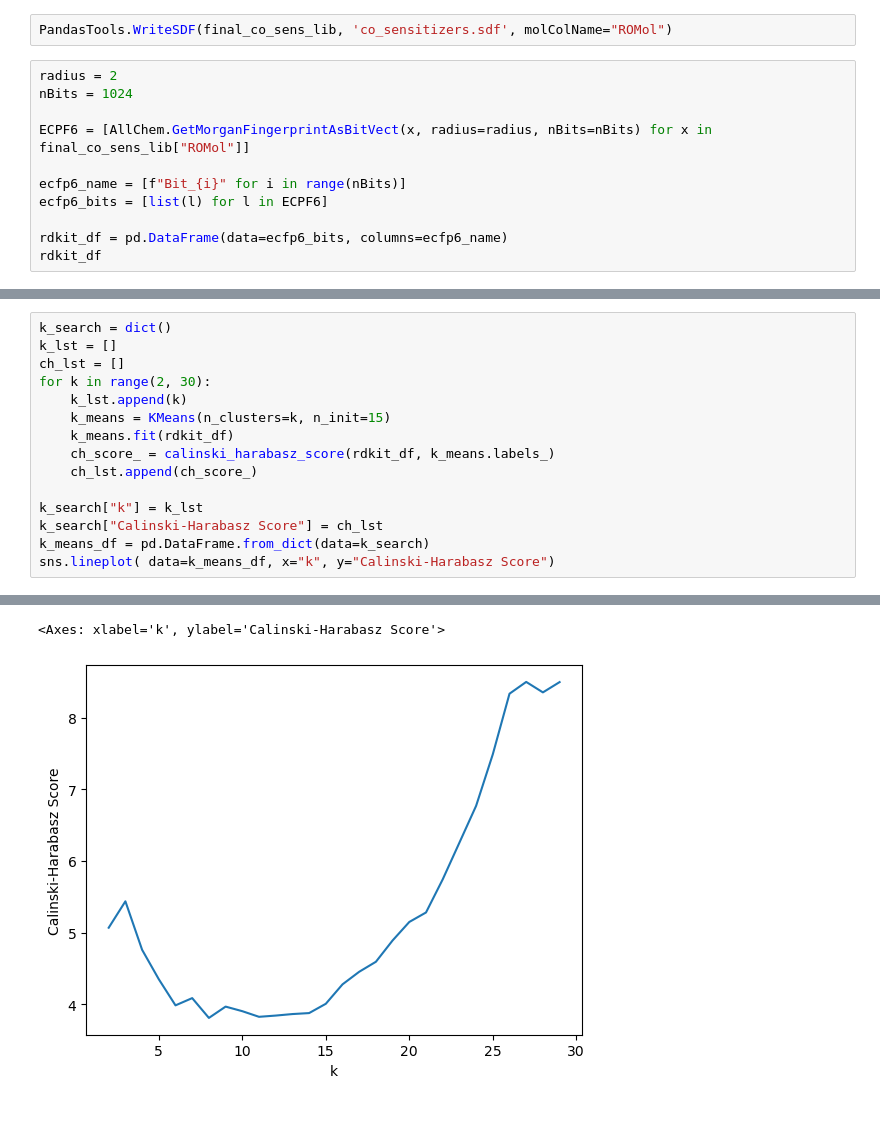
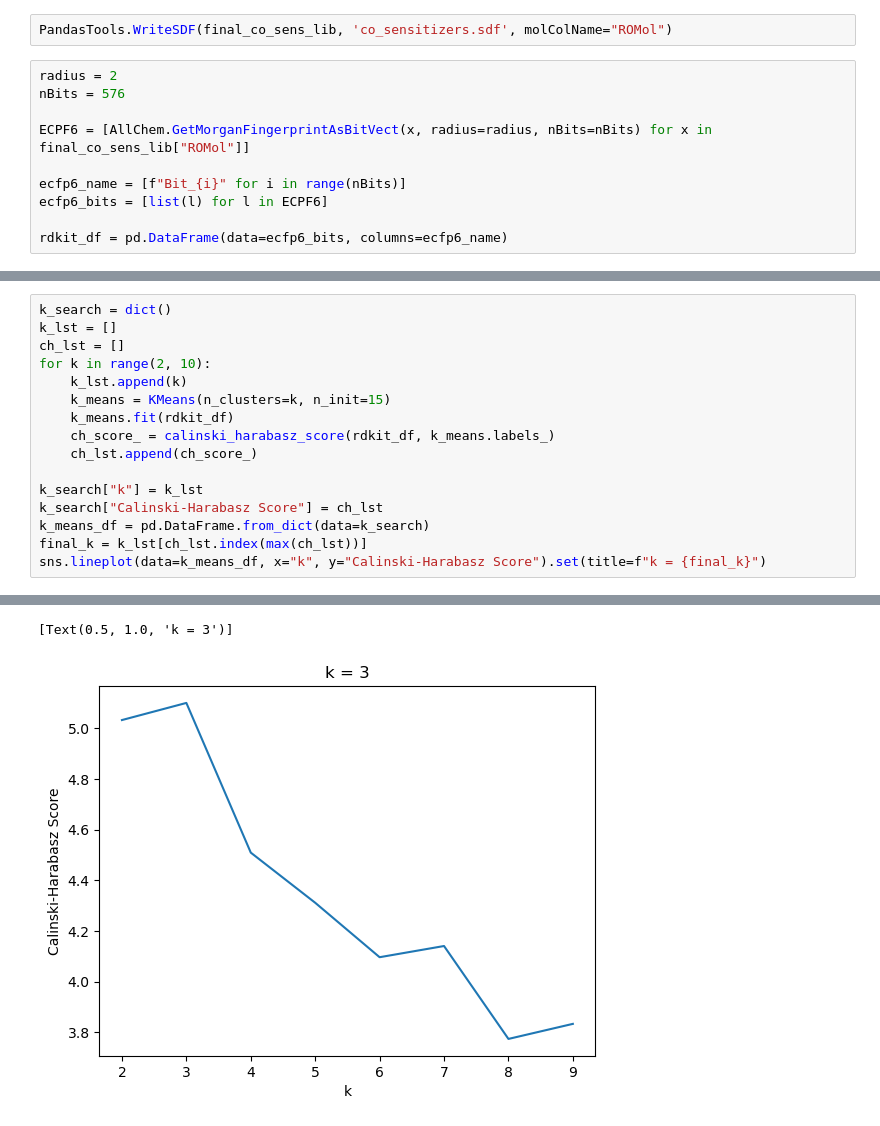
Before and after one commit to PaulC61/DSSCDB, a Jupyter notebook: co_sens_ul.ipynb, the cells around one changed output, grey strips where cells are left out. Drawn from its saved outputs; the diff is of its cells as text.

```diff
--- a/co_sens_ul.ipynb
+++ b/co_sens_ul.ipynb
@@ -123,7 +123,7 @@ final_co_sens_lib.to_csv("corrected_co_sens.csv")
 PandasTools.WriteSDF(final_co_sens_lib, 'co_sensitizers.sdf', molColName="ROMol")
 # %%
 radius = 2
-nBits = 1024
+nBits = 576
 
 ECPF6 = [AllChem.GetMorganFingerprintAsBitVect(x, radius=radius, nBits=nBits) for x in final_co_sens_lib["ROMol"]]
 
@@ -131,4 +131,3 @@ ecfp6_name = [f"Bit_{i}" for i in range(nBits)]
 ecfp6_bits = [list(l) for l in ECPF6]
 
 rdkit_df = pd.DataFrame(data=ecfp6_bits, columns=ecfp6_name)
-rdkit_df
@@ -160,7 +140,7 @@ sns.heatmap(data=rdkit_df)
 k_search = dict()
 k_lst = []
 ch_lst = []
-for k in range(2, 30):
+for k in range(2, 10):
     k_lst.append(k)
     k_means = KMeans(n_clusters=k, n_init=15)
     k_means.fit(rdkit_df)
@@ -170,7 +150,8 @@ for k in range(2, 30):
 k_search["k"] = k_lst
 k_search["Calinski-Harabasz Score"] = ch_lst
 k_means_df = pd.DataFrame.from_dict(data=k_search)
-sns.lineplot( data=k_means_df, x="k", y="Calinski-Harabasz Score")
+final_k = k_lst[ch_lst.index(max(ch_lst))]
+sns.lineplot(data=k_means_df, x="k", y="Calinski-Harabasz Score").set(title=f"k = {final_k}")
 # %% [output]
 KMeans is known to have a memory leak on Windows with MKL, when there are less chunks than available threads. You can avoid it by setting the environment variable OMP_NUM_THREADS=1.
 
@@ -188,7 +169,7 @@ KMeans is known to have a memory leak on Windows with MKL, when there are less c
 KMeans is known to have a memory leak on Windows with MKL, when there are less chunks than available threads. You can avoid it by setting the environment variable OMP_NUM_THREADS=1.
 
 
 KMeans is known to have a memory leak on Windows with MKL, when there are less chunks than available threads. You can avoid it by setting the environment variable OMP_NUM_THREADS=1.
-<Axes: xlabel='k', ylabel='Calinski-Harabasz Score'>
+[Text(0.5, 1.0, 'k = 3')]
-[figure, old version]
+[figure, new version]
 # %%
```
Also changed, not shown: parts of 6 cells of this notebook, 7 other files.
